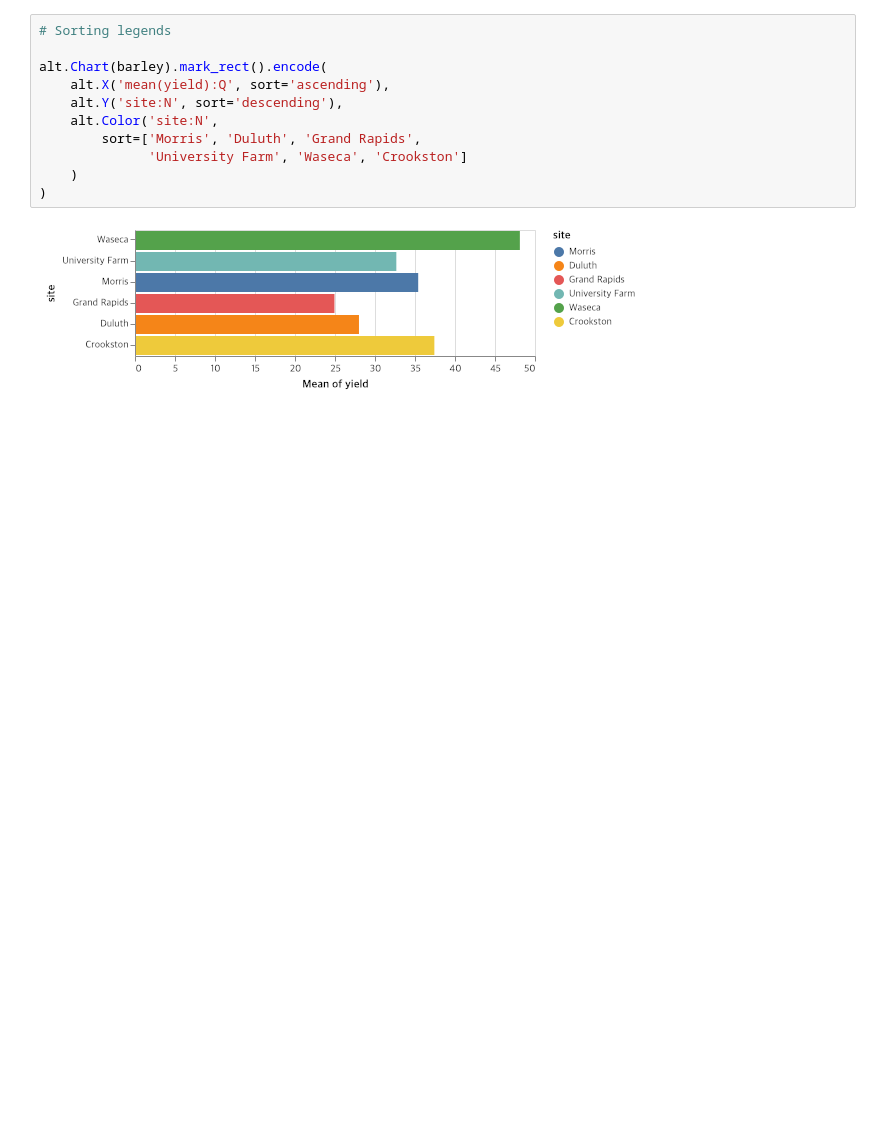
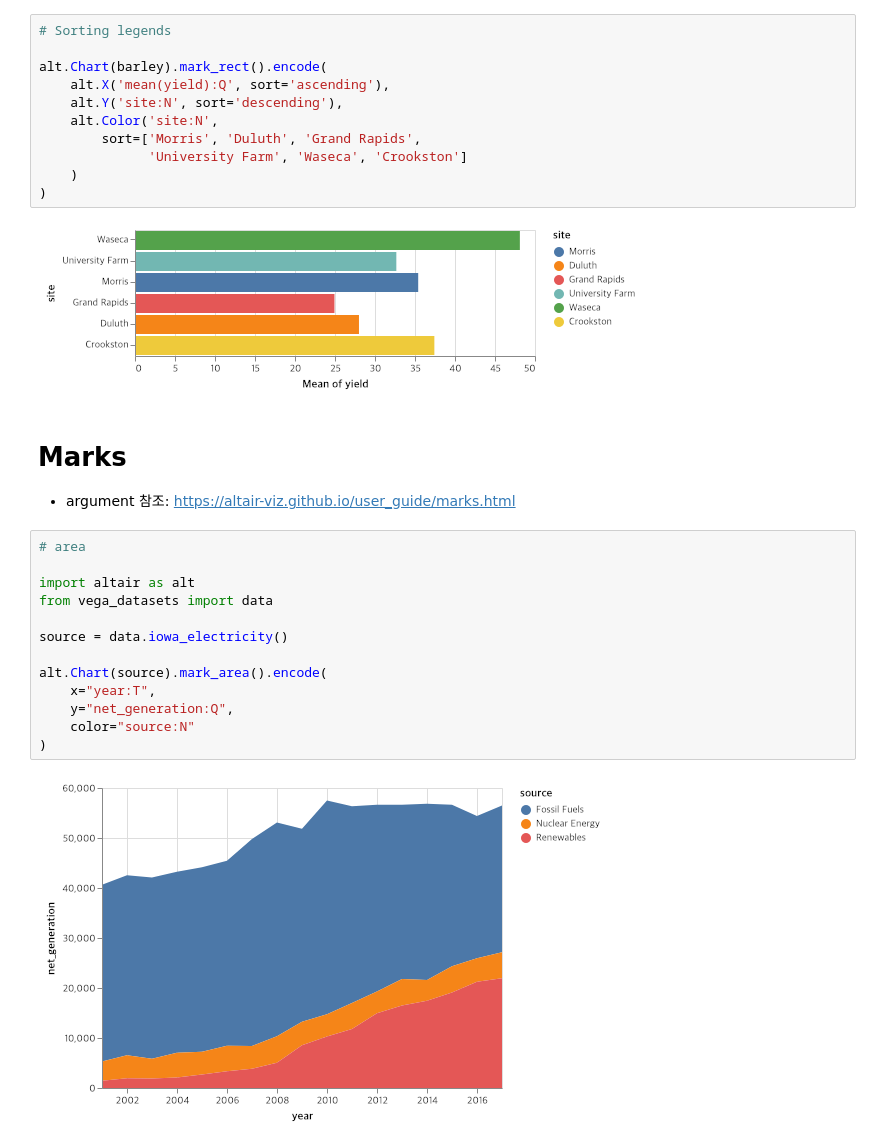
Before and after one commit to pickmoment/hero, a Jupyter notebook: db/altair.ipynb, the cells around one changed output. Saved outputs shown, nothing was run; the diff lists cells and outputs as text; blank space fills up the shorter version.

Commit message:
modify altair

```diff
--- a/db/altair.ipynb
+++ b/db/altair.ipynb
@@ -365,3 +365,21 @@ alt.Chart(barley).mark_rect().encode(
 )
 # %% [output]
 [figure]
+# %% [markdown]
+# Marks
+- argument 참조: https://altair-viz.github.io/user_guide/marks.html
+# %%
+# area
+
+import altair as alt
+from vega_datasets import data
+
+source = data.iowa_electricity()
+
+alt.Chart(source).mark_area().encode(
+    x="year:T",
+    y="net_generation:Q",
+    color="source:N"
+)
+# %% [output]
+[figure, added]
```
Also changed, not shown: parts of 11 cells of this notebook.
